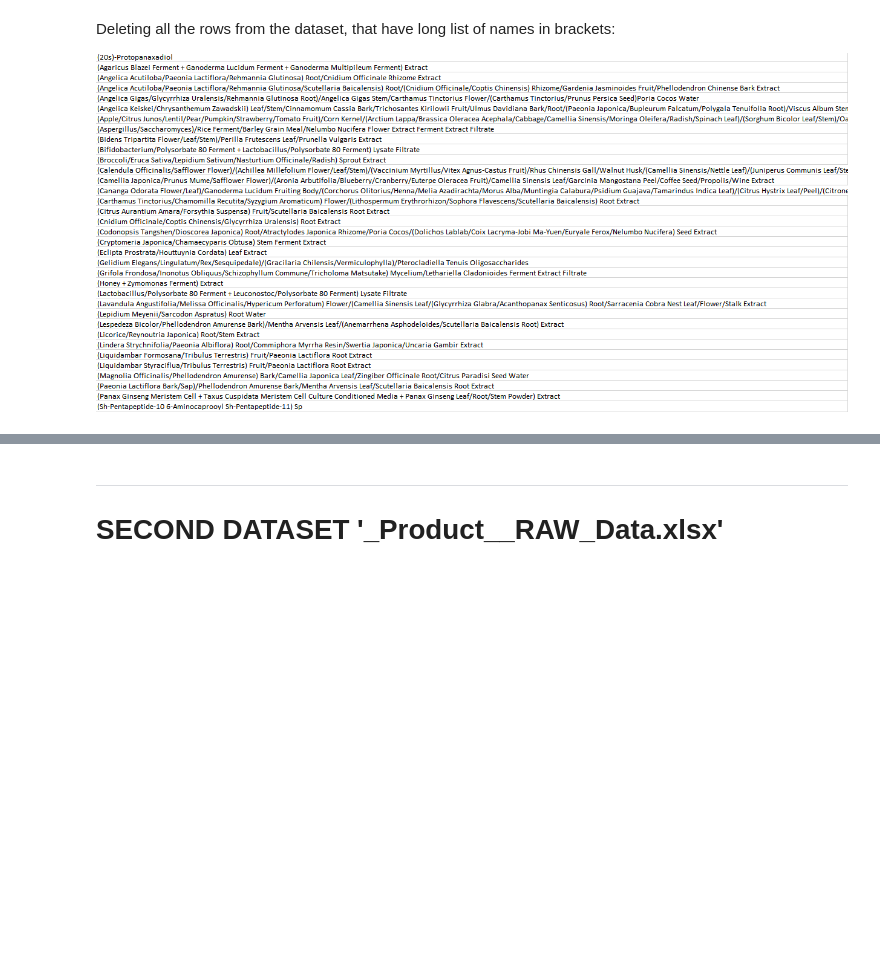
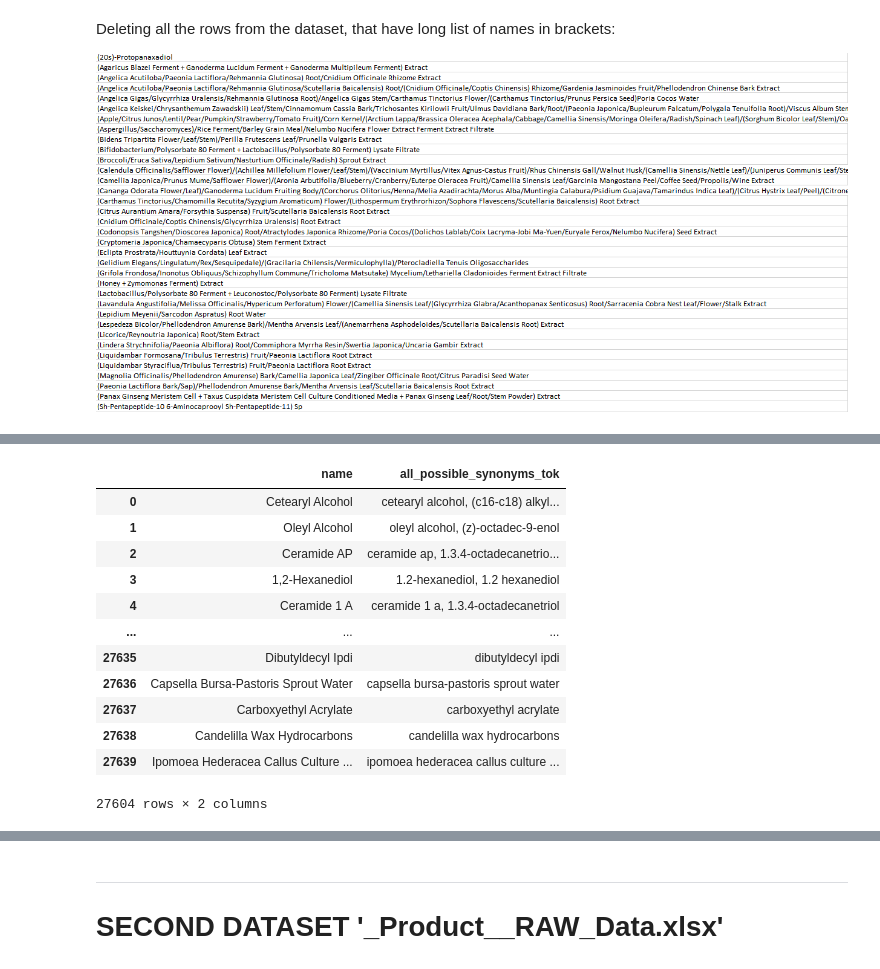
Before and after one commit to nikolastankovski/mlprojectt2, a Jupyter notebook: python scripts/DatasetsAnalysisAndPreprocessing.ipynb, the cells around one changed output, grey strips where cells are left out. Cells and saved outputs as stored; diff of their text form; code cells hidden in the pictures; blank space fills up the shorter version.

```diff
--- a/python scripts/DatasetsAnalysisAndPreprocessing.ipynb
+++ b/python scripts/DatasetsAnalysisAndPreprocessing.ipynb
@@ -209,2 +223,19 @@ df
 # %%
 df.to_csv('ingredient_w_synonyms_tokenized.csv')
+# %%
+df_ingredient = df[['name', 'all_possible_synonyms_tok']]
+df_ingredient
+# %% [output]
+|  | name | all_possible_synonyms_tok |
+| 0 | Cetearyl Alcohol | cetearyl alcohol, (c16-c18) alkyl... |
+| 1 | Oleyl Alcohol | oleyl alcohol, (z)-octadec-9-enol |
+| 2 | Ceramide AP | ceramide ap, 1.3.4-octadecanetrio... |
+| 3 | 1,2-Hexanediol | 1.2-hexanediol, 1.2 hexanediol |
+| 4 | Ceramide 1 A | ceramide 1 a, 1.3.4-octadecanetriol |
+| ... | ... | ... |
+| 27635 | Dibutyldecyl Ipdi | dibutyldecyl ipdi |
+| 27636 | Capsella Bursa-Pastoris Sprout Water | capsella bursa-pastoris sprout water |
+| 27637 | Carboxyethyl Acrylate | carboxyethyl acrylate |
+| 27638 | Candelilla Wax Hydrocarbons | candelilla wax hydrocarbons |
+| 27639 | Ipomoea Hederacea Callus Culture ... | ipomoea hederacea callus culture ... |
+27604 rows × 2 columns
```
Also changed, not shown: parts of 19 cells of this notebook, 4 other files.
